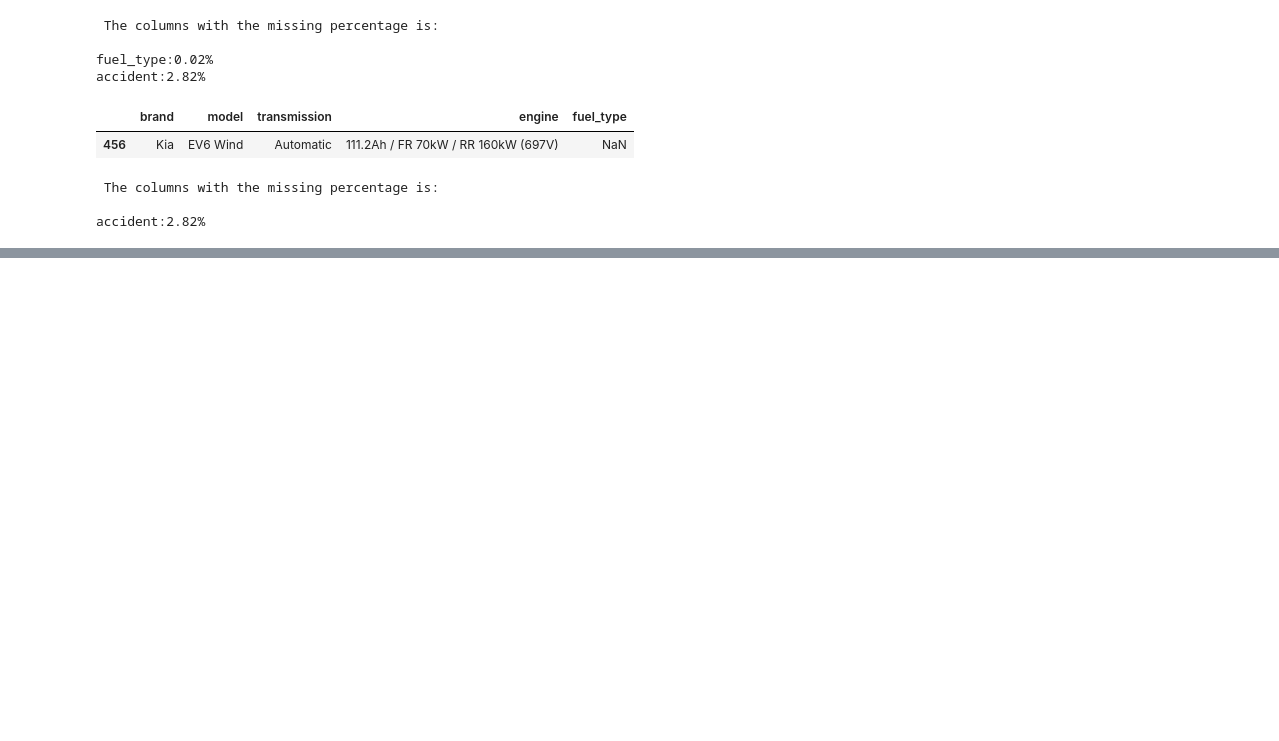
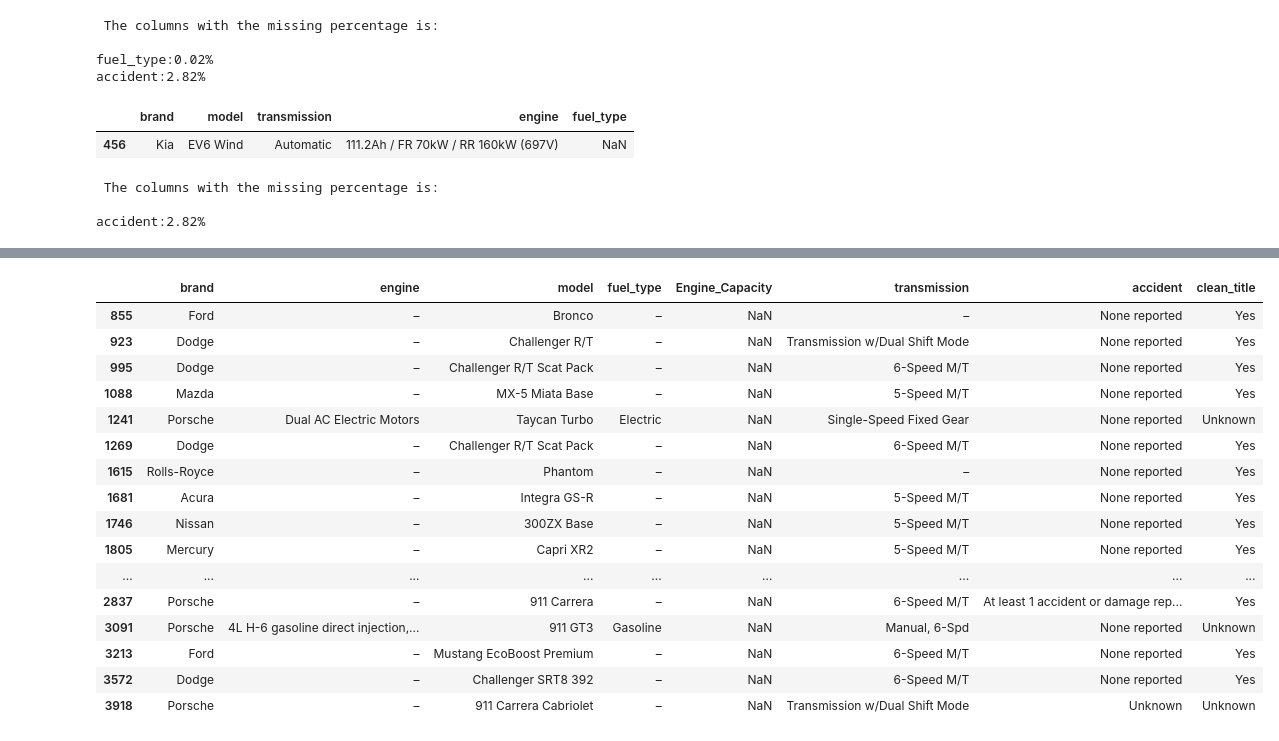
Before and after one commit to prarthanadaibagya/Learning_Machine_Learning, a Jupyter notebook: Machine Learning/Used_Cars_Price_Estimation/NoteBooks/Used_Cars_Analsyis.ipynb, the cells around one changed output, grey strips where cells are left out. Saved outputs shown, nothing was run; the diff lists cells and outputs as text; code cells hidden in the pictures; blank space fills up the shorter version.

```diff
--- a/Machine Learning/Used_Cars_Price_Estimation/NoteBooks/Used_Cars_Analsyis.ipynb
+++ b/Machine Learning/Used_Cars_Price_Estimation/NoteBooks/Used_Cars_Analsyis.ipynb
@@ -730,0 +846,20 @@ accident:2.82%
+# %%
+df[['brand','engine','model','fuel_type','Engine_Capacity','transmission','accident','clean_title']][df['Engine_Capacity'].isnull()]
+# %% [output]
+|  | brand | engine | model | fuel_type | Engine_Capacity | transmission | accident | clean_title |
+| 855 | Ford | – | Bronco | – | NaN | – | None reported | Yes |
+| 923 | Dodge | – | Challenger R/T | – | NaN | Transmission w/Dual Shift Mode | None reported | Yes |
+| 995 | Dodge | – | Challenger R/T Scat Pack | – | NaN | 6-Speed M/T | None reported | Yes |
+| 1088 | Mazda | – | MX-5 Miata Base | – | NaN | 5-Speed M/T | None reported | Yes |
+| 1241 | Porsche | Dual AC Electric Motors | Taycan Turbo | Electric | NaN | Single-Speed Fixed Gear | None reported | Unknown |
+| 1269 | Dodge | – | Challenger R/T Scat Pack | – | NaN | 6-Speed M/T | None reported | Yes |
+| 1615 | Rolls-Royce | – | Phantom | – | NaN | – | None reported | Yes |
+| 1681 | Acura | – | Integra GS-R | – | NaN | 5-Speed M/T | None reported | Yes |
+| 1746 | Nissan | – | 300ZX Base | – | NaN | 5-Speed M/T | None reported | Yes |
+| 1805 | Mercury | – | Capri XR2 | – | NaN | 5-Speed M/T | None reported | Yes |
+| ... | ... | ... | ... | ... | ... | ... | ... | ... |
+| 2837 | Porsche | – | 911 Carrera | – | NaN | 6-Speed M/T | At least 1 accident or damage rep... | Yes |
+| 3091 | Porsche | 4L H-6 gasoline direct injection,... | 911 GT3 | Gasoline | NaN | Manual, 6-Spd | None reported | Unknown |
+| 3213 | Ford | – | Mustang EcoBoost Premium | – | NaN | 6-Speed M/T | None reported | Yes |
+| 3572 | Dodge | – | Challenger SRT8 392 | – | NaN | 6-Speed M/T | None reported | Yes |
+| 3918 | Porsche | – | 911 Carrera Cabriolet | – | NaN | Transmission w/Dual Shift Mode | Unknown | Unknown |
```
Also changed, not shown: parts of 13 cells of this notebook.
